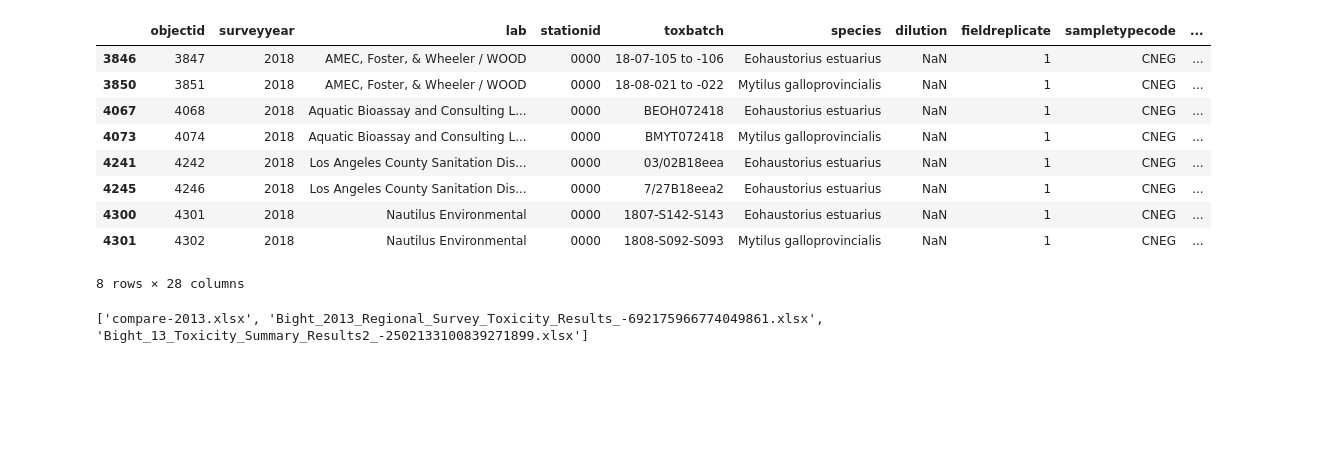
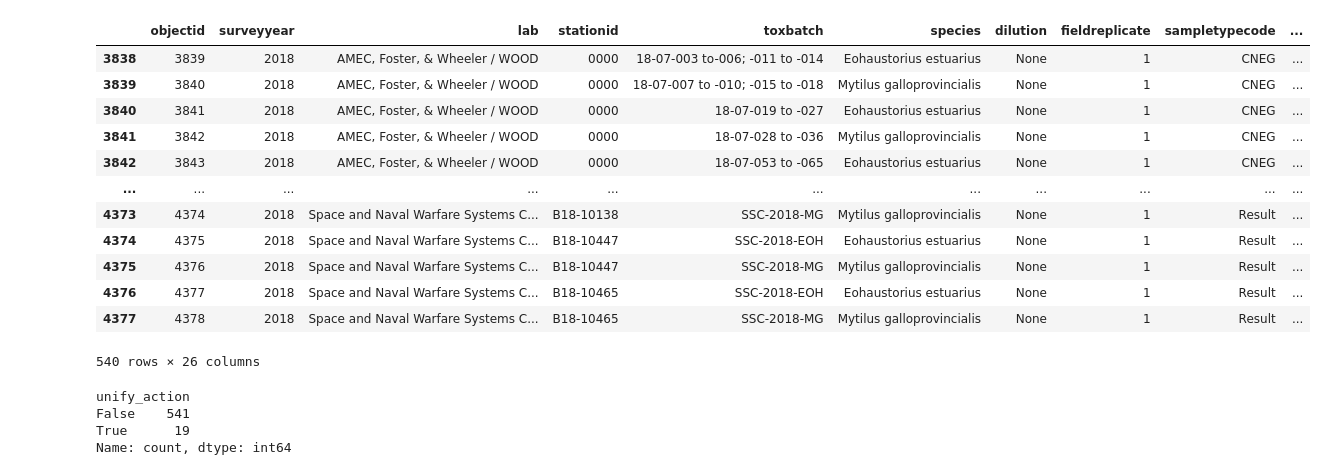
Before and after one commit to SCCWRP/Unify-Bight-Sediment-Toxicity, a Jupyter notebook: unified_edits.ipynb, the cells around one changed output. Cells and saved outputs as stored; diff of their text form; code cells hidden in the pictures; blank space fills up the shorter version.

```diff
--- a/unified_edits.ipynb
+++ b/unified_edits.ipynb
@@ -5,8 +41,5 @@ from pathlib import Path
 # %%
-
-df = pd.read_excel("unified_dataset_freeze_2025.08.21_1259/unified.xlsx")
-df['unify_comment'] = ''
-df['action'] = ''
+df = pd.read_excel("unified_dataset_freeze_2025.08.21_1259/unified.xlsx").replace(np.nan, None)
 df.head()
 # %% [output]
 |  | objectid | surveyyear | lab | stationid | toxbatch | species | dilution | fieldreplicate | sampletypecode | ... |
@@ -72,39 +170,33 @@ print(os.listdir(dir_2018))
 # %%
-pub_2018 = pd.read_excel(dir_2018 / "Bight_18_Sediment_Toxicity_Summary_Results_9058230620704627381.xlsx")
-
-df_2018 = df[df['surveyyear'] == 2018]
-
-delete_candidates_2018 = ['18-07-105 to -106',
-'18-08-021 to -022',
-'BEOH072418',
-'BMYT072418',
-'03/02B18eea',
-'03/02B18eea',
-'03/02B18eea',
-'03/02B18eea',
-'7/27B18eea2',
-'1807-S142-S143',
-'1808-S092-S093']
-
-
-df_2018.loc[df_2018['toxbatch'].isin(delete_candidates_2018), 'unify_comment'] = "QA/RFNH3/CNEG/Intercal only. Don't publish."
-df_2018.loc[df_2018['toxbatch'].isin(delete_candidates_2018), 'action'] = "DELETE"
-df_2018.loc[df_2018['toxbatch'].isin(delete_candidates_2018)]
+uni_2018 = df[df["surveyyear"] == 2018]
+uni_2018
 # %% [output]
 |  | objectid | surveyyear | lab | stationid | toxbatch | species | dilution | fieldreplicate | sampletypecode | ... |
-| 3846 | 3847 | 2018 | AMEC, Foster, & Wheeler / WOOD | 0000 | 18-07-105 to -106 | Eohaustorius estuarius | NaN | 1 | CNEG | ... |
-| 3850 | 3851 | 2018 | AMEC, Foster, & Wheeler / WOOD | 0000 | 18-08-021 to -022 | Mytilus galloprovincialis | NaN | 1 | CNEG | ... |
-| 4067 | 4068 | 2018 | Aquatic Bioassay and Consulting L... | 0000 | BEOH072418 | Eohaustorius estuarius | NaN | 1 | CNEG | ... |
-| 4073 | 4074 | 2018 | Aquatic Bioassay and Consulting L... | 0000 | BMYT072418 | Mytilus galloprovincialis | NaN | 1 | CNEG | ... |
-| 4241 | 4242 | 2018 | Los Angeles County Sanitation Dis... | 0000 | 03/02B18eea | Eohaustorius estuarius | NaN | 1 | CNEG | ... |
-| 4245 | 4246 | 2018 | Los Angeles County Sanitation Dis... | 0000 | 7/27B18eea2 | Eohaustorius estuarius | NaN | 1 | CNEG | ... |
-| 4300 | 4301 | 2018 | Nautilus Environmental | 0000 | 1807-S142-S143 | Eohaustorius estuarius | NaN | 1 | CNEG | ... |
-| 4301 | 4302 | 2018 | Nautilus Environmental | 0000 | 1808-S092-S093 | Mytilus galloprovincialis | NaN | 1 | CNEG | ... |
+| 3838 | 3839 | 2018 | AMEC, Foster, & Wheeler / WOOD | 0000 | 18-07-003 to-006; -011 to -014 | Eohaustorius estuarius | None | 1 | CNEG | ... |
+| 3839 | 3840 | 2018 | AMEC, Foster, & Wheeler / WOOD | 0000 | 18-07-007 to -010; -015 to -018 | Mytilus galloprovincialis | None | 1 | CNEG | ... |
+| 3840 | 3841 | 2018 | AMEC, Foster, & Wheeler / WOOD | 0000 | 18-07-019 to -027 | Eohaustorius estuarius | None | 1 | CNEG | ... |
+| 3841 | 3842 | 2018 | AMEC, Foster, & Wheeler / WOOD | 0000 | 18-07-028 to -036 | Mytilus galloprovincialis | None | 1 | CNEG | ... |
+| 3842 | 3843 | 2018 | AMEC, Foster, & Wheeler / WOOD | 0000 | 18-07-053 to -065 | Eohaustorius estuarius | None | 1 | CNEG | ... |
+| ... | ... | ... | ... | ... | ... | ... | ... | ... | ... | ... |
+| 4373 | 4374 | 2018 | Space and Naval Warfare Systems C... | B18-10138 | SSC-2018-MG | Mytilus galloprovincialis | None | 1 | Result | ... |
+| 4374 | 4375 | 2018 | Space and Naval Warfare Systems C... | B18-10447 | SSC-2018-EOH | Eohaustorius estuarius | None | 1 | Result | ... |
+| 4375 | 4376 | 2018 | Space and Naval Warfare Systems C... | B18-10447 | SSC-2018-MG | Mytilus galloprovincialis | None | 1 | Result | ... |
+| 4376 | 4377 | 2018 | Space and Naval Warfare Systems C... | B18-10465 | SSC-2018-EOH | Eohaustorius estuarius | None | 1 | Result | ... |
+| 4377 | 4378 | 2018 | Space and Naval Warfare Systems C... | B18-10465 | SSC-2018-MG | Mytilus galloprovincialis | None | 1 | Result | ... |
-8 rows × 28 columns
+540 rows × 26 columns
-# %%
-# Fix 2013
-
-dir_2013 =  base_dir / "2013"
-print(os.listdir(dir_2013))
-# %% [output]
-['compare-2013.xlsx', 'Bight_2013_Regional_Survey_Toxicity_Results_-692175966774049861.xlsx', 'Bight_13_Toxicity_Summary_Results2_-2502133100839271899.xlsx']
+# %%
+comparison_2018 = pd.read_excel('compare_2025.08.21/2018/compare-2018.xlsx').rename({
+    "COMMENTS": "unify_comment",
+    "ACTION": "unify_action",
+    "lab.uni": "lab",
+    "species.uni": "species"
+}, axis=1).replace(np.nan, None)[delete_key_columns + ["unify_action", "unify_comment"]]
+
+delete_2018 = comparison_2018.unify_action == "DELETE"
+
+delete_2018.value_counts()
+# %% [output]
+unify_action
+False    541
+True      19
+Name: count, dtype: int64
```
Also changed, not shown: parts of 106 cells of this notebook, 2 other files.
